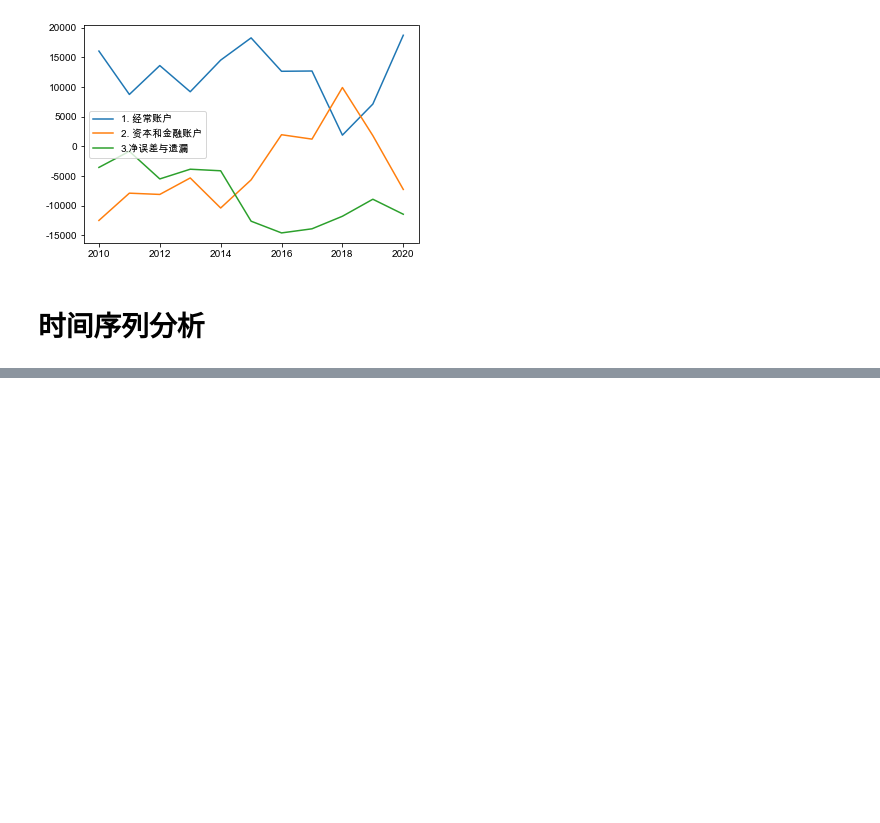
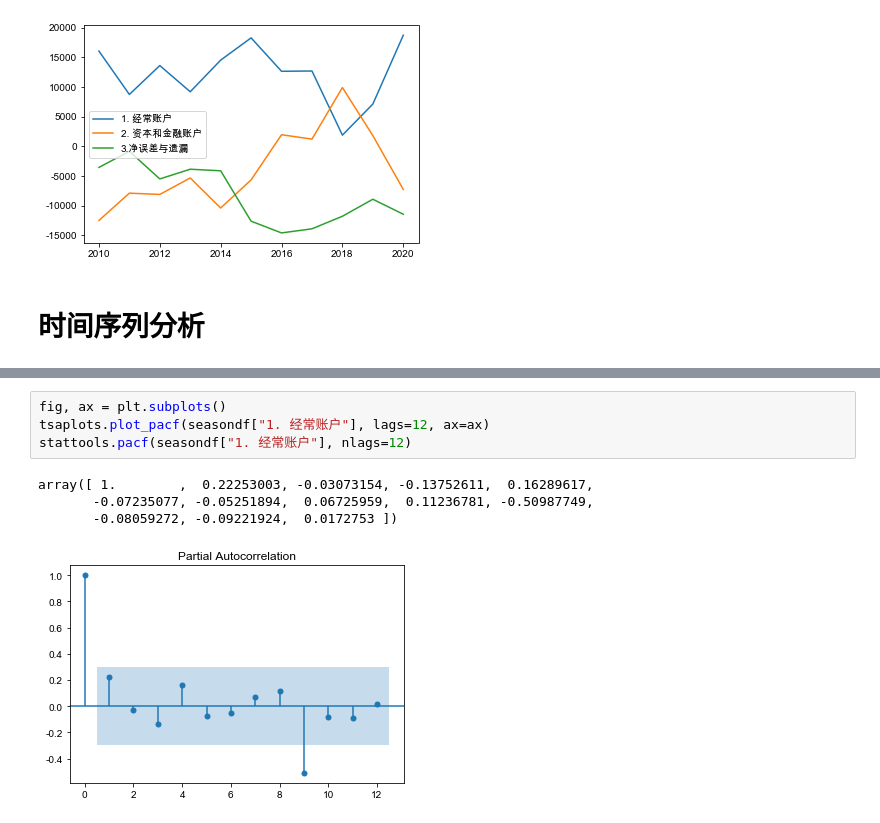
Before and after one commit to thales-ucas/macroeconomics, a Jupyter notebook: ts.ipynb, the cells around one changed output, grey strips where cells are left out. Cells and saved outputs as stored; diff of their text form; blank space fills up the shorter version.

```diff
--- a/ts.ipynb
+++ b/ts.ipynb
@@ -75,0 +130,9 @@ array([ 1.        ,  0.00468869, -0.333566  , -0.43572626, -0.77552683])
+# %%
+fig, ax = plt.subplots()
+tsaplots.plot_pacf(seasondf["1. 经常账户"], lags=12, ax=ax)
+stattools.pacf(seasondf["1. 经常账户"], nlags=12)
+# %% [output]
+array([ 1.        ,  0.22253003, -0.03073154, -0.13752611,  0.16289617,
+       -0.07235077, -0.05251894,  0.06725959,  0.11236781, -0.50987749,
+       -0.08059272, -0.09221924,  0.0172753 ])
+[figure, added]
```
Also changed, not shown: parts of 8 cells of this notebook.
